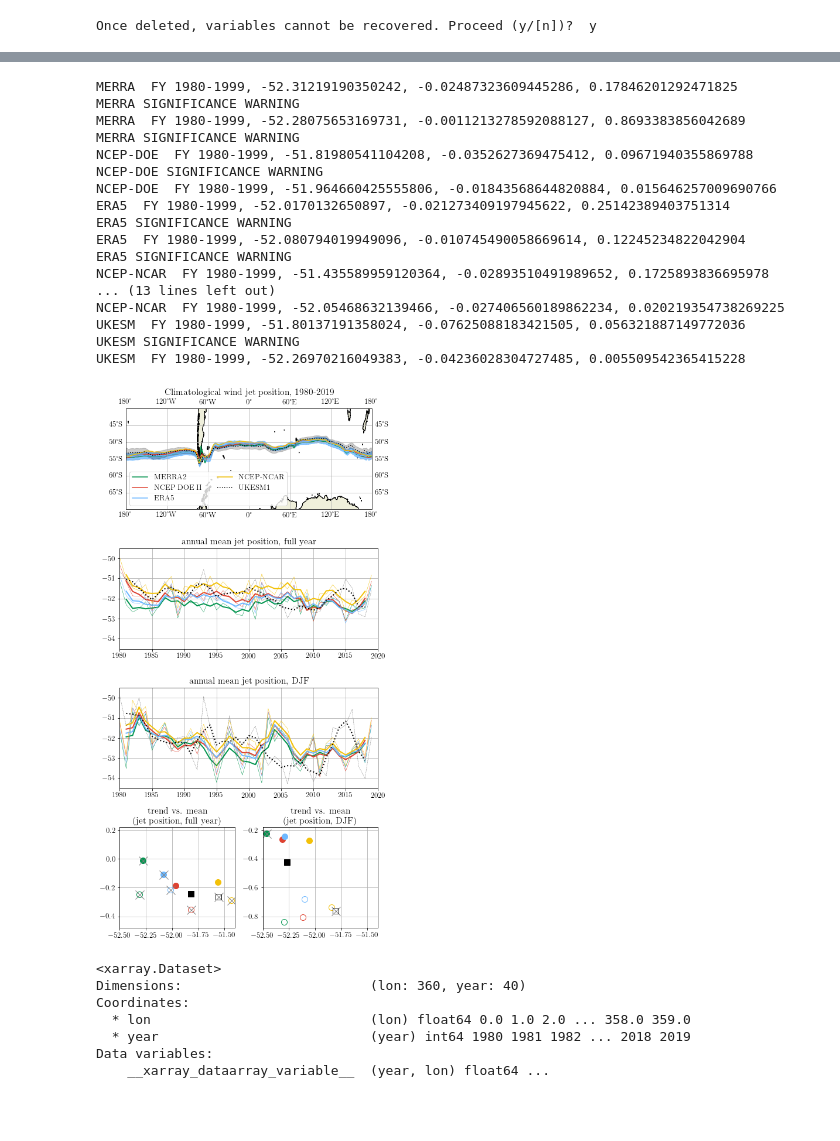
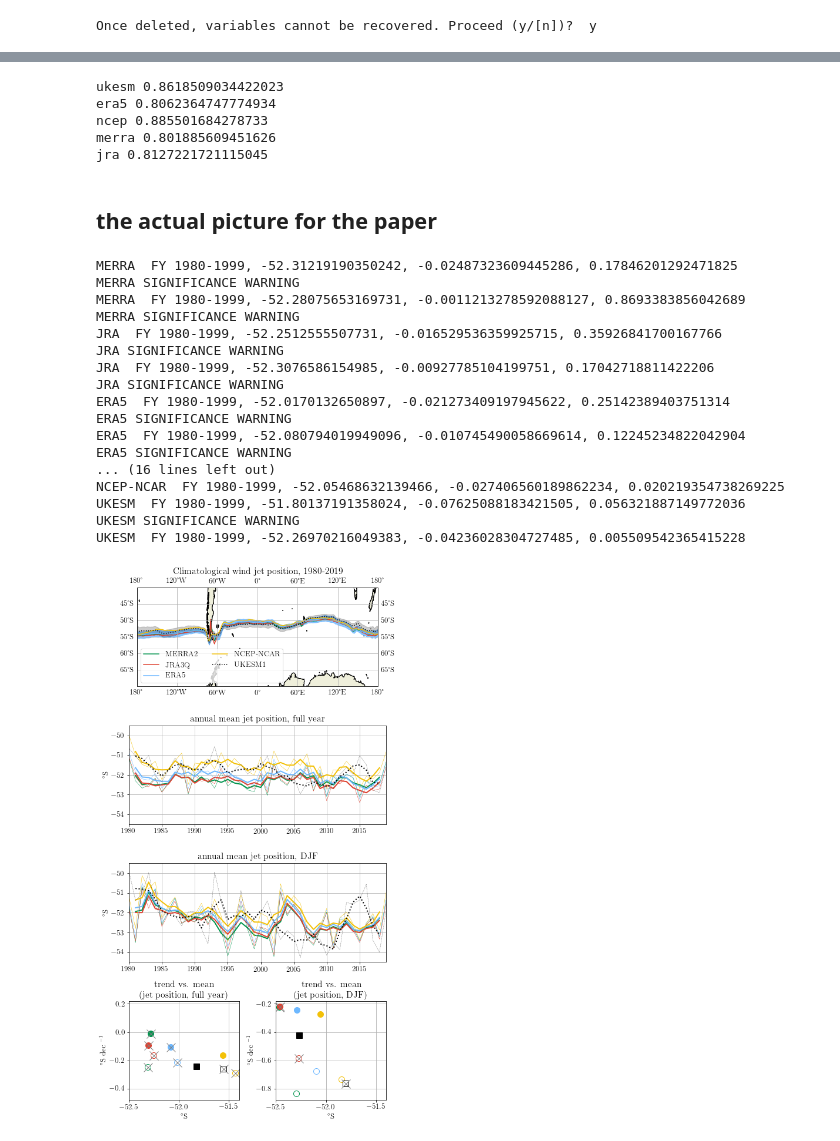
Before and after one commit to tjarnikova/windEval, a Jupyter notebook: plottingCode/jetposition.ipynb, the cells around one changed output, grey strips where cells are left out. Cells and saved outputs as stored; diff of their text form; code cells hidden in the pictures; blank space fills up the shorter version.

```diff
--- a/plottingCode/jetposition.ipynb
+++ b/plottingCode/jetposition.ipynb
@@ -73,9 +75,3 @@ if ex:
                 max_lats.to_netcdf(f'{idir}/JETLAT_{tdat}_{yr}.nc')
             except:
                 print(f'no for {tdat} {yr}')
-# %%
-import xarray as xr
-baseDir = '/gpfs/data/greenocean2/software/products/windsFromComponents/dailyStandard/intProc/'
-ty = f'{baseDir}/JETLAT_MERRA_1980.nc'
-w = xr.open_dataset(ty)
-w
@@ -198,7 +145,8 @@ ERA5
 # %%
 dss = ['NCEP-DOE','ERA5','NCEP-NCAR','UKESM','MERRA',]
 dss = ['UKESM','ERA5']
-ex = False
+dss = ['MERRA','JRA']
+ex = True
 
 if ex:
     for ds in dss:
@@ -206,20 +154,5 @@ if ex:
         tdat = xr.open_mfdataset(make_yearlist(ds))
         tdat_fy = tdat.groupby('time_counter.year').mean()#.std()
         tdat_std = (tdat_fy.std(dim = 'year'))
-        #print(tdat_std.__xarray_dataarray_variable__.values)
-#         tdat_djf = tdat.sel(time_counter=(tdat['time_counter.season'] == 'DJF')).groupby('time_counter.year').std()
-#         tdat_mam = tdat.sel(time_counter=(tdat['time_counter.season'] == 'MAM')).groupby('time_counter.year').mean()
-#         tdat_jja = tdat.sel(time_counter=(tdat['time_counter.season'] == 'JJA')).groupby('time_counter.year').mean()
-#         tdat_son = tdat.sel(time_counter=(tdat['time_counter.season'] == 'SON')).groupby('time_counter.year').mean()
-
-#         tdat_fy.rename({"__xarray_dataarray_variable__": "lat"})
-#         tdat_djf.rename({"__xarray_dataarray_variable__": "lat"})
-#         tdat_mam.rename({"__xarray_dataarray_variable__": "lat"})
-#         tdat_jja.rename({"__xarray_dataarray_variable__": "lat"})
-#         tdat_son.rename({"__xarray_dataarray_variable__": "lat"})
 
         tdat_std.to_netcdf(f'{idir}/{ds}_stdjet_FY.nc')
-#         tdat_djf.to_netcdf(f'{idir}/{ds}_mnjet_DJF.nc')
-#         tdat_mam.to_netcdf(f'{idir}/{ds}_mnjet_MAM.nc')
-#         tdat_jja.to_netcdf(f'{idir}/{ds}_mnjet_SON.nc')
-#         tdat_son.to_netcdf(f'{idir}/{ds}_mnjet_JJA.nc')
@@ -288,3 +168,17 @@ Text(0.5, 1.0, 'annual mean jet position, austral summer')
+# %%
+print(f'ukesm {np.nanmean(ukesm.__xarray_dataarray_variable__.values)}')
+print(f'era5 {np.nanmean(era5.__xarray_dataarray_variable__.values)}')
+print(f'ncep {np.nanmean(ncep.__xarray_dataarray_variable__.values)}')
+print(f'merra {np.nanmean(merra.__xarray_dataarray_variable__.values)}')
+print(f'jra {np.nanmean(jra.__xarray_dataarray_variable__.values)}')
+# %% [output]
+ukesm 0.8618509034422023
+era5 0.8062364747774934
+ncep 0.885501684278733
+merra 0.801885609451626
+jra 0.8127221721115045
+# %% [markdown]
+## the actual picture for the paper
 # %%
 def moving_average(timeseries, n = 3):
     # Ensure n is valid and doesn't exceed the length of the timeseries
@@ -296,8 +202,11 @@ def moving_average(timeseries, n = 3):
 # %%
-dss = ['MERRA','NCEP-DOE','ERA5','NCEP-NCAR','UKESM']
+import coldic as cd
+reload(cd)
+
+dss = ['MERRA','JRA','ERA5','NCEP-NCAR','UKESM']
 #dss = ['ERA5','UKESM']
 #dss = ['ERA5']
-reload(cd)
+# reload(cd)
 fact = 1.1
 fig = plt.figure(figsize=(6.5*fact, 12*fact))
 gs = fig.add_gridspec(4, 2)
@@ -467,47 +376,46 @@ for ds in dss:
         ax5.plot(wym, lin_slope*10, color ='grey', \
              marker = 'x', markersize = ms+5)
 
 ax4.set_title('trend vs. mean \n (jet position, full year)')
 ax5.set_title('trend vs. mean \n (jet position, DJF)')
 
 ofs = 1.2
 ax4.set_xlim([-52.5,-52.6+ofs])
 ax5.set_xlim([-52.5,-52.6+ofs])
 o2 = 0.4
 ax4.set_ylim([-0.88+o2,-0.18+o2])
 ax5.set_ylim([-0.88,-0.18])
 
+ax2.set_ylabel('$^{\circ}$S')
+ax3.set_ylabel('$^{\circ}$S')
+ax2.set_xlim([1980,2019])
+ax3.set_xlim([1980,2019])
+
+ax4.set_xlabel('$^{\circ}$S')
+ax5.set_xlabel('$^{\circ}$S')
+ax4.set_ylabel('$^{\circ}$S dec $^{-1}$')
+ax5.set_ylabel('$^{\circ}$S dec $^{-1}$')
+
 ax4.grid()
 ax5.grid()
 plt.tight_layout()
 fig.savefig('./plts/Fig-jet.jpg', dpi = 300, bbox_inches='tight')
 # %% [output]
 MERRA  FY 1980-1999, -52.31219190350242, -0.02487323609445286, 0.17846201292471825
 MERRA SIGNIFICANCE WARNING
 MERRA  FY 1980-1999, -52.28075653169731, -0.0011213278592088127, 0.8693383856042689
 MERRA SIGNIFICANCE WARNING
-NCEP-DOE  FY 1980-1999, -51.81980541104208, -0.0352627369475412, 0.09671940355869788
-NCEP-DOE SIGNIFICANCE WARNING
-NCEP-DOE  FY 1980-1999, -51.964660425555806, -0.01843568644820884, 0.015646257009690766
+JRA  FY 1980-1999, -52.2512555507731, -0.016529536359925715, 0.35926841700167766
+JRA SIGNIFICANCE WARNING
+JRA  FY 1980-1999, -52.3076586154985, -0.00927785104199751, 0.17042718811422206
+JRA SIGNIFICANCE WARNING
 ERA5  FY 1980-1999, -52.0170132650897, -0.021273409197945622, 0.25142389403751314
 ERA5 SIGNIFICANCE WARNING
 ERA5  FY 1980-1999, -52.080794019949096, -0.010745490058669614, 0.12245234822042904
 ERA5 SIGNIFICANCE WARNING
-NCEP-NCAR  FY 1980-1999, -51.435589959120364, -0.02893510491989652, 0.1725893836695978
-... (13 lines left out)
+... (16 lines left out)
 NCEP-NCAR  FY 1980-1999, -52.05468632139466, -0.027406560189862234, 0.020219354738269225
 UKESM  FY 1980-1999, -51.80137191358024, -0.07625088183421505, 0.056321887149772036
 UKESM SIGNIFICANCE WARNING
 UKESM  FY 1980-1999, -52.26970216049383, -0.04236028304727485, 0.005509542365415228
-[figure, old version]
+[figure, new version]
-# %%
-tdat = xr.open_dataset(f'{idir}/{ds}_mnjet_FY.nc')
-tdat
-# %% [output]
-<xarray.Dataset>
-Dimensions:                        (lon: 360, year: 40)
-Coordinates:
-  * lon                            (lon) float64 0.0 1.0 2.0 ... 358.0 359.0
-  * year                           (year) int64 1980 1981 1982 ... 2018 2019
-Data variables:
-    __xarray_dataarray_variable__  (year, lon) float64 ...
```
Also changed, not shown: parts of 30 cells of this notebook.
